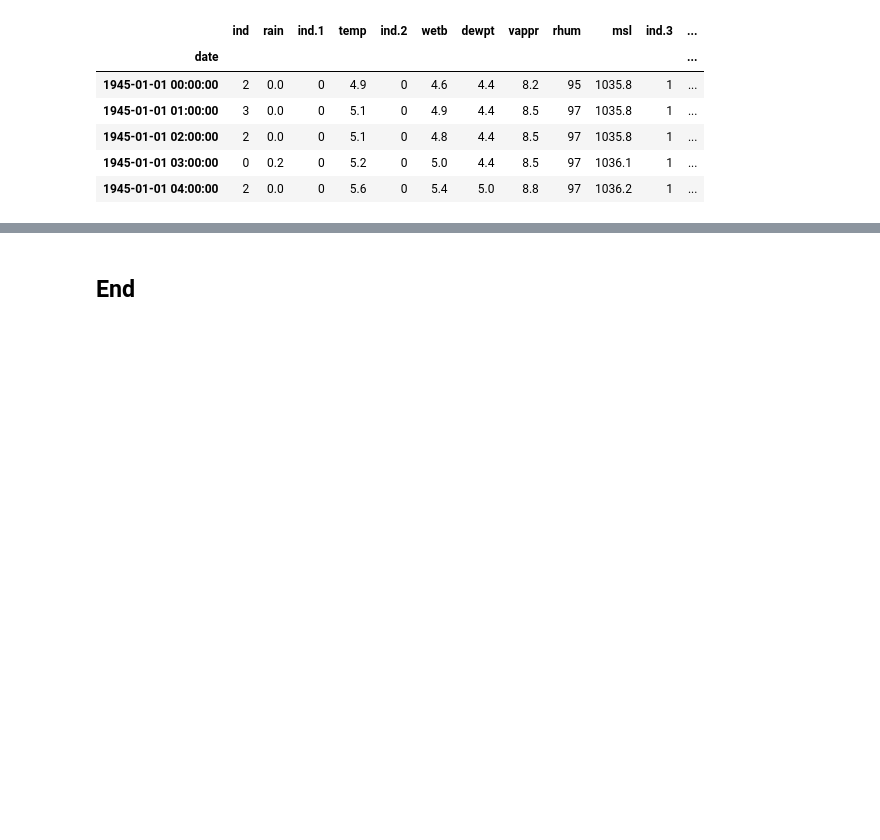
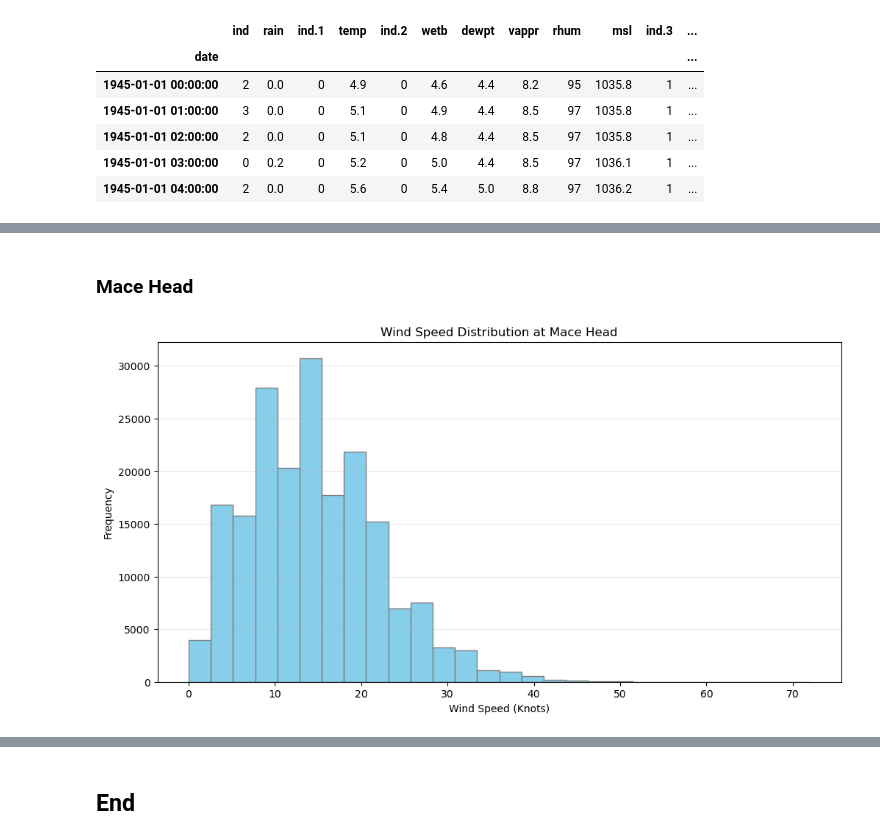
Before and after one commit to Oksyyy/programming-for-data-analytics, a Jupyter notebook: project/wind_anlysis.ipynb, the cells around one changed output, grey strips where cells are left out. Drawn from its saved outputs; the diff is of its cells as text; code cells hidden in the pictures; blank space fills up the shorter version.

```diff
--- a/project/wind_anlysis.ipynb
+++ b/project/wind_anlysis.ipynb
@@ -93,10 +98,10 @@ malin_df.head(5)
 # Define file path for Mace Head data
 mace_data_dir = "../project/data/mace_head/"
 mace_filename = "hly275.csv"
-mace_file = mace_data_dir + mace_filename
+mace_path = mace_data_dir + mace_filename
 
 # Load Mace Head data (skip first 17 rows)
-mace_df = load_data(mace_file, skiprows=17)
+mace_df = load_data(mace_path, skiprows=17)
 
 # Show first 5 rows
 mace_df.head(5)
@@ -131,0 +230,15 @@ dublin_df.head(5)
+# %% [markdown]
+### Mace Head
+# %%
+# Plot histogram of wind speed for Mace Head
+plt.figure(figsize=(12, 6))
+
+plt.hist(mace_df['wdsp'], bins=28, color='skyblue', edgecolor='grey')
+plt.title('Wind Speed Distribution at Mace Head')
+plt.xlabel('Wind Speed (Knots)')
+plt.ylabel('Frequency')
+plt.grid(axis='y', alpha=0.3)
+
+plt.show()
+# %% [output]
+[figure, added]
```
Also changed, not shown: parts of 25 cells of this notebook.
